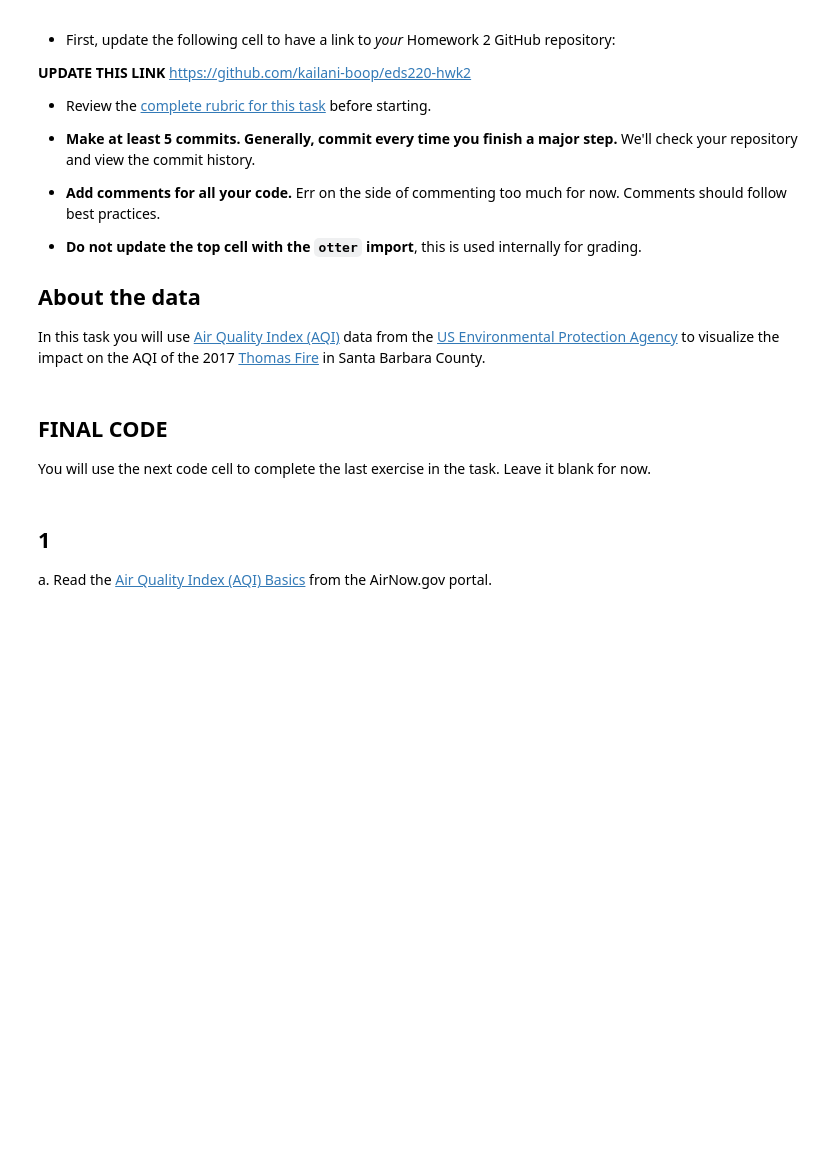
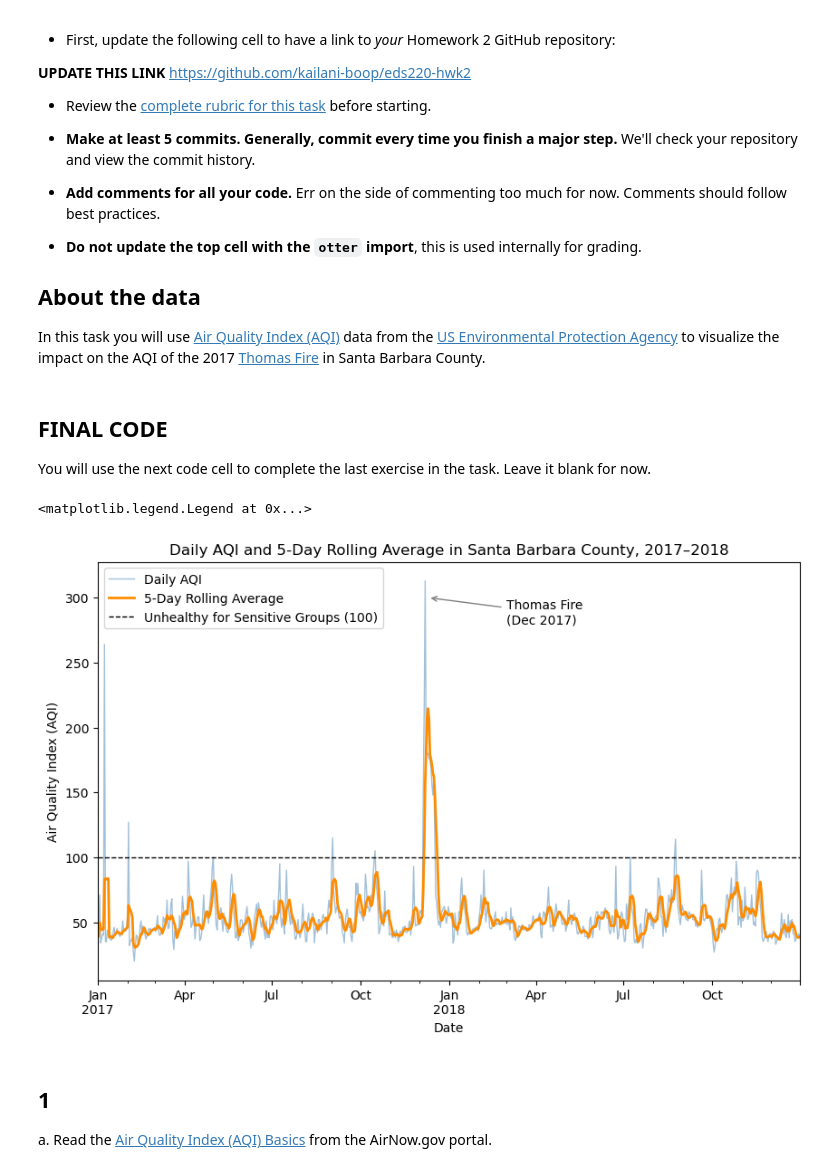
Before and after one commit to kailani-boop/eds220-hwk2, a Jupyter notebook: task3/hwk2-task3-aqi.ipynb, the cells around one changed output. Drawn from its saved outputs; the diff is of its cells as text; code cells hidden in the pictures; blank space fills up the shorter version.

```diff
--- a/task3/hwk2-task3-aqi.ipynb
+++ b/task3/hwk2-task3-aqi.ipynb
@@ -36,3 +34,65 @@ You will use the next code cell to complete the last exercise in the task. Leave
+# %%
+# COMPLETE WORKFLOW
+
+# Import necessary packages
+import pandas as pd
+import numpy as np
+import matplotlib.pyplot as plt
+
+# Read in data
+aqi_17 = pd.read_csv('data/daily_aqi_by_county_2017.csv')
+aqi_18 = pd.read_csv('data/daily_aqi_by_county_2018.csv')
+
+# Concatenating the two data frames together into a new dataframe
+aqi = pd.concat([aqi_17, aqi_18])
+
+# Simplify column names
+aqi.columns = (aqi.columns
+                  .str.lower()
+                  .str.replace(' ','_')
+                )
+
+# Making a new data frame that only keeps rows where the county name is Santa Barbara
+aqi_sb = aqi[aqi['county_name'] == 'Santa Barbara']
+
+# Adjusting the new data frame so that it only contains certain columns
+aqi_sb = aqi_sb[['date', 'aqi', 'category', 'defining_parameter', 'defining_site', 'number_of_sites_reporting']]
+
+# Updating the date column to be a `datetime64` data type instead of an object
+aqi_sb['date'] = aqi_sb['date'].astype('datetime64[ns]')
+
+# Updating the data frame so that the date column becomes the index
+aqi_sb = aqi_sb.set_index('date')
+
+# Calculate AQI rolling average over 5 days
+rolling_average = aqi_sb['aqi'].rolling(window = '5D').mean()
+
+# Adding the rolling average as a new column in the sb data frame
+aqi_sb['five_day_average'] = rolling_average
+
+
+# Making a line plot with the aqi and rolling average
+# One line for each
+aqi_sb['aqi'].plot(figsize=(10, 6), color = 'steelblue', alpha = 0.5, linewidth = 1, label = 'Daily AQI')
+aqi_sb['five_day_average'].plot(color = 'darkorange', linewidth = 2, label = '5-Day Rolling Average')
+
+# Adding a horizontal line at AQI = 100
+plt.axhline(100, color = 'black', linestyle = '--', linewidth = 1, label = 'Unhealthy for Sensitive Groups (100)')
+
+# Adding an annotation where the Thomas Fire occurred
+plt.annotate('Thomas Fire\n(Dec 2017)', # Label and a new line so it reads better
+             xy = (pd.Timestamp('2017-12-10'), 300), # Where the arrow points to. x value is date of Thomas fire and y value is 300
+             xytext = (pd.Timestamp('2018-03-01'), 280),  # Where the text sits. x value is timestamp and y value is 280.
+             arrowprops = dict(arrowstyle = '->', color = 'gray'))  # Making the arrow
+
+# Adding labels and legends
+plt.xlabel('Date')
+plt.ylabel('Air Quality Index (AQI)')
+plt.title('Daily AQI and 5-Day Rolling Average in Santa Barbara County, 2017–2018')
+plt.legend(loc = 'upper left')  # Changing where the legend is on the map
+# %% [output]
+<matplotlib.legend.Legend at 0x...>
+[figure, added]
 # %% [markdown]
 ## 1
 
```
Also changed, not shown: parts of 8 cells of this notebook.
